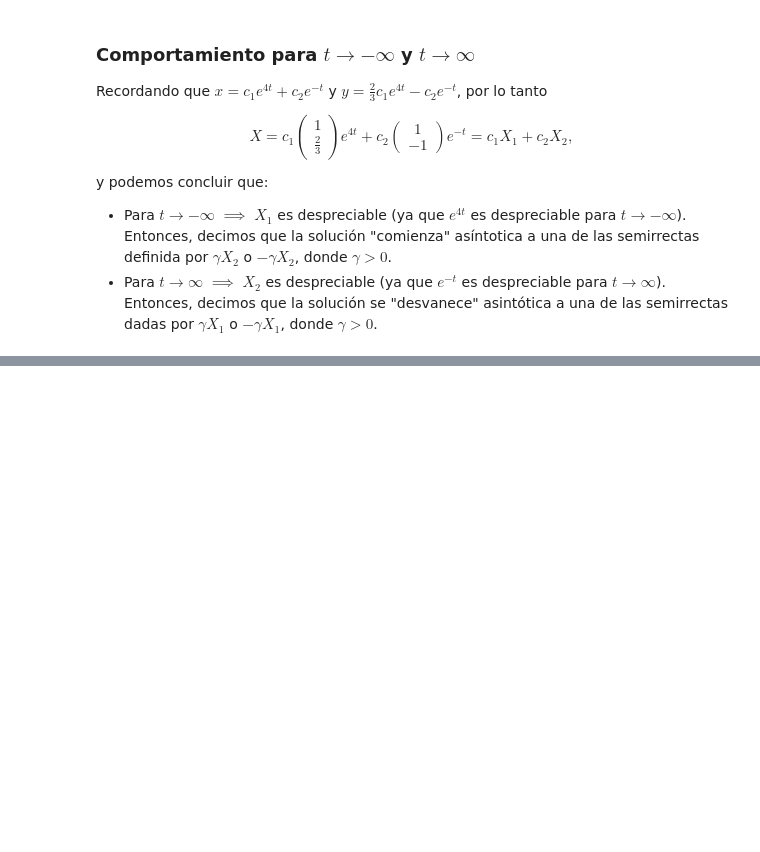
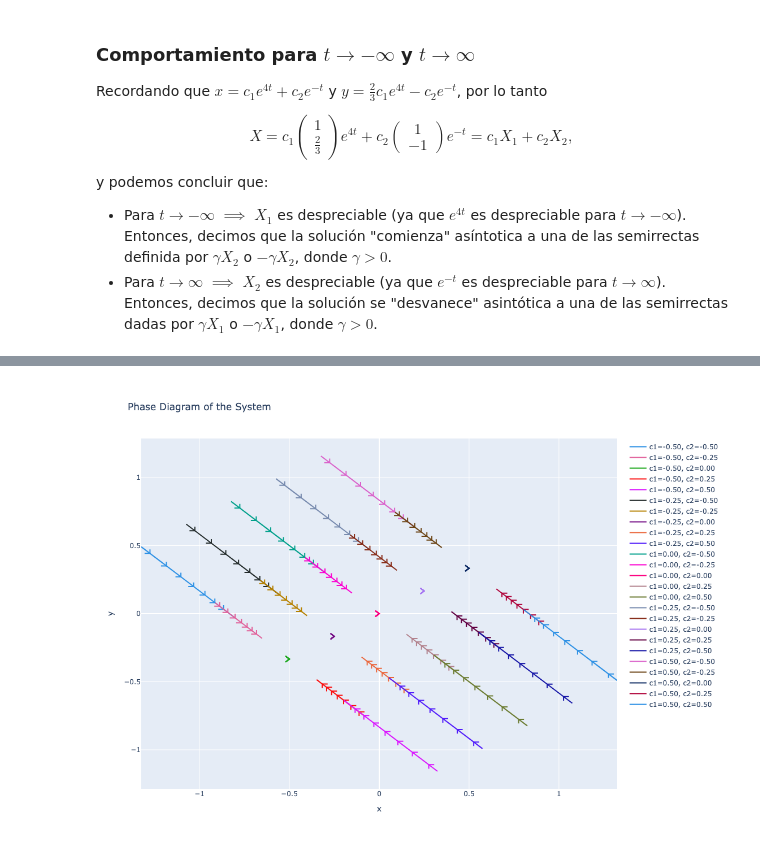
Before and after one commit to jhabriel/edo_fcq_2024, a Jupyter notebook: sistemas_lineales.ipynb, the cells around one changed output, grey strips where cells are left out. Cells and saved outputs as stored; diff of their text form; code cells hidden in the pictures; blank space fills up the shorter version.

```diff
--- a/sistemas_lineales.ipynb
+++ b/sistemas_lineales.ipynb
@@ -115,0 +132,82 @@ y podemos concluir que:
+# %%
+# Define the reduced time range for the plot
+t = np.linspace(-0.5, 0.5, 400)
+
+# Define the constants c1 and c2
+c1_values = np.linspace(-0.5, 0.5, 5)
+c2_values = np.linspace(-0.5, 0.5, 5)
+
+# Define a list of colors for the trajectories
+colors = px.colors.qualitative.Dark24
+
+# Initialize lists to hold the x, y, and labels
+traces = []
+
+# Generate and plot trajectories for different initial conditions
+color_idx = 0
+for c1 in c1_values:
+    for c2 in c2_values:
+
+        # Autovalor nulo en lambda_2 -> Inestable
+        # x = c1 * np.exp(4 * t) + c2 * np.exp(0*t)
+        #y = (2/3) * c1 * np.exp(4 * t) + c2 * np.exp(0*t)
+
+        # Autovalor nulo en lambda_1 -> Estable
+        x = c1 * np.exp(0 * t) + c2 * np.exp(-t)
+        y = (2/3) * c1 * np.exp(0 * t) - c2 * np.exp(-t)
+
+        # Add the main trajectory
+        trace = go.Scatter(
+            x=x, y=y, mode='lines',
+            line=dict(color=colors[color_idx % len(colors)]),
+            name=f'c1={c1:.2f}, c2={c2:.2f}'
+        )
+        traces.append(trace)
+
+        # Add arrow markers along the trajectory
+        arrow_interval = 50  # Add an arrow every 20 time steps
+        for i in range(0, len(t) - arrow_interval, arrow_interval):
+            x_mid = (x[i] + x[i + arrow_interval]) / 2
+            y_mid = (y[i] + y[i + arrow_interval]) / 2
+            u = x[i + arrow_interval] - x[i]
+            v = y[i + arrow_interval] - y[i]
+            angle = np.arctan2(v, u)
+            arrow_x = [
+                x_mid,
+                x_mid - 0.03 * np.cos(angle + np.pi / 4),
+                x_mid,
+                x_mid - 0.03 * np.cos(angle - np.pi / 4)
+            ]
+            arrow_y = [
+                y_mid,
+                y_mid - 0.03 * np.sin(angle + np.pi / 4),
+                y_mid,
+                y_mid - 0.03 * np.sin(angle - np.pi / 4)
+            ]
+            arrow_trace = go.Scatter(
+                x=arrow_x, y=arrow_y,
+                mode='lines',
+                line=dict(color=colors[color_idx % len(colors)], width=2),
+                showlegend=False
+            )
+            traces.append(arrow_trace)
+
+        color_idx += 1
+
+# Define the layout
+layout = go.Layout(
+    title='Phase Diagram of the System',
+    xaxis=dict(title='x'),
+    yaxis=dict(title='y'),
+    showlegend=True,
+    width=1000,  # Set the width of the plot
+    height=800   # Set the height of the plot
+)
+
+# Create the figure
+fig = go.Figure(data=traces, layout=layout)
+
+# Show the plot
+fig.show()
+# %% [output]
+[figure, added]
```
Also changed, not shown: parts of 4 cells of this notebook.
